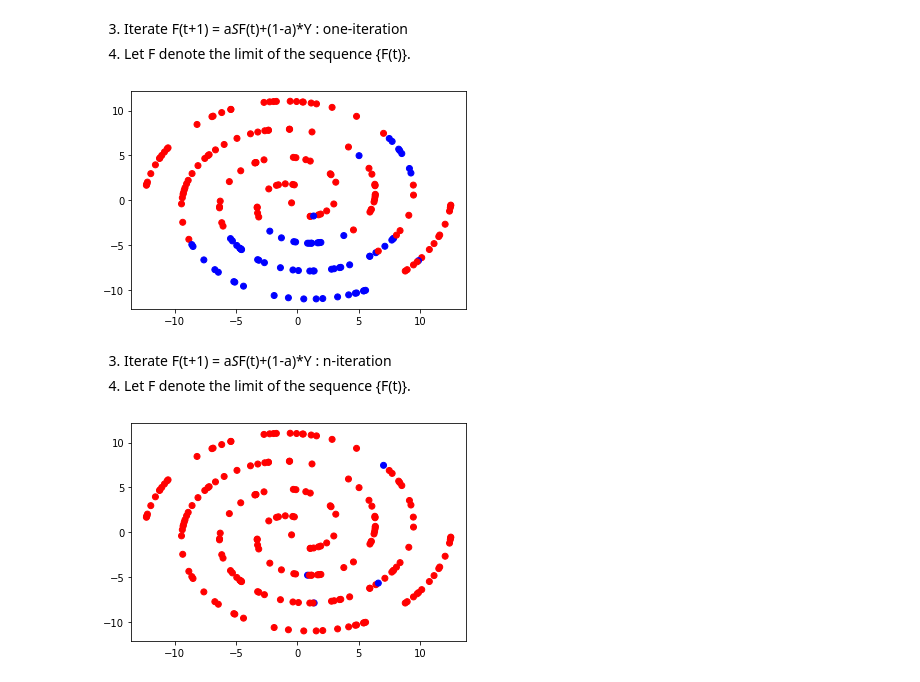
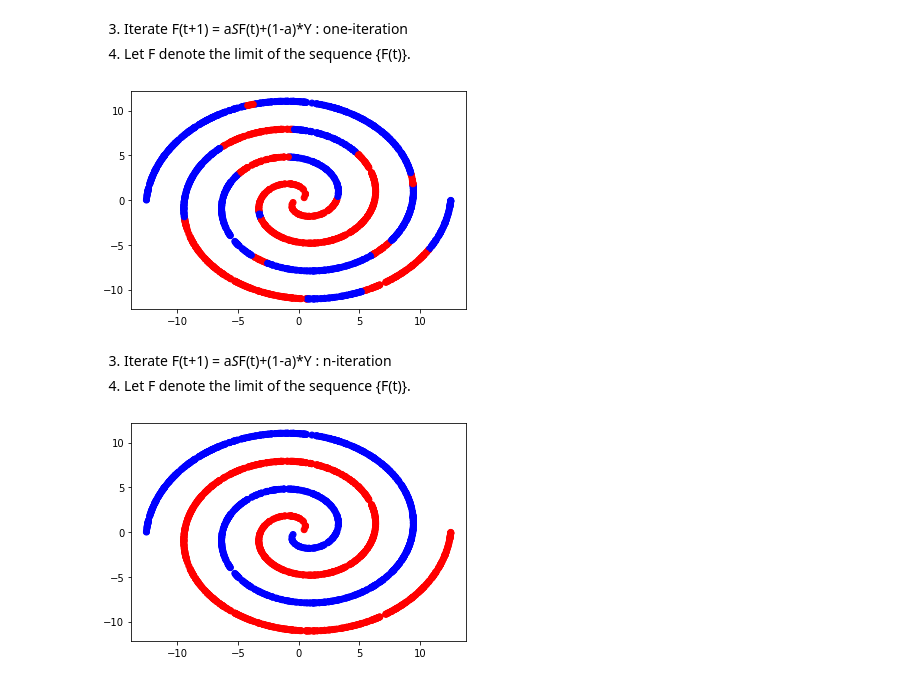
Before and after one commit to bebye/lgc-python, a Jupyter notebook: main.ipynb, the cells around one changed output. Cells and saved outputs as stored; diff of their text form; code cells hidden in the pictures.

```diff
--- a/main.ipynb
+++ b/main.ipynb
@@ -11,11 +11,11 @@ from scipy.spatial.distance import cdist
 from scipy.linalg import fractional_matrix_power
 from sklearn.utils import shuffle as util_shuffle
 
-n_points = 100
-n_labeled = 10  # in (0,n_points)
+n_points = 1000
+n_labeled = 25  # in (0,n_points)
 n_iteration = 400
 alpha = 0.99    # in (0,1)
-sigma = 1.0
+sigma = 0.2
 
 X, ideal_Y = dataset.create_spirals(n_points, 2)
 
@@ -24,7 +24,7 @@ X, ideal_Y = dataset.create_spirals(n_points, 2)
 
 Y = np.concatenate(((ideal_Y[:n_labeled,None] == np.arange(2)).astype(float), np.zeros((n_points-n_labeled,2))))
 Y = np.vstack([Y, np.zeros((n_points,2))])
-Y = util_shuffle(Y)
+# Y = util_shuffle(Y)
 
 # show n_labeled
 init_Y = [1 if x == 0 else 0 for x in Y[0:,0]]
@@ -46,8 +46,8 @@ np.fill_diagonal(W, 0)
 # %%
 def construct_matrix():
     row_sum = np.sum(W, 1)
-    D = fractional_matrix_power(np.diag(row_sum), -0.5)
-    return np.dot(np.dot(D, W), D)
+    d = fractional_matrix_power(np.diag(row_sum), -0.5)
+    return np.dot(np.dot(d, W), d)
 
 S = construct_matrix()
 # %% [markdown]
@@ -56,17 +56,17 @@ S = construct_matrix()
 # %%
 func_F = lambda f : alpha * np.dot(S, f) + (1 - alpha) * Y
 
 def show_result():
     result = np.zeros_like(F)
     result[np.arange(len(F)), np.argmax(F, 1)] = 1
-    result_Y = [1 if x == 0 else 0 for x in result[0:,0]]
-    scatterutils.show_scatter_spirals(X, result_Y)
+    result_y = [1 if x == 0 else 0 for x in result[0:,0]]
+    scatterutils.show_scatter_spirals(X, result_y)
 
 # one-iteration
 F = func_F(Y)
 show_result()
 # %% [output]
-[figure, old version]
+[figure, new version]
 # %% [markdown]
 3. Iterate F(t+1) = a*S*F(t)+(1-a)*Y : n-iteration
 4. Let F denote the limit of the sequence {F(t)}.
@@ -77,4 +77,4 @@ for t in range(n_iteration):
 
 show_result()
 # %% [output]
-[figure, old version]
+[figure, new version]
```
Also changed, not shown: parts of 1 cell of this notebook.
